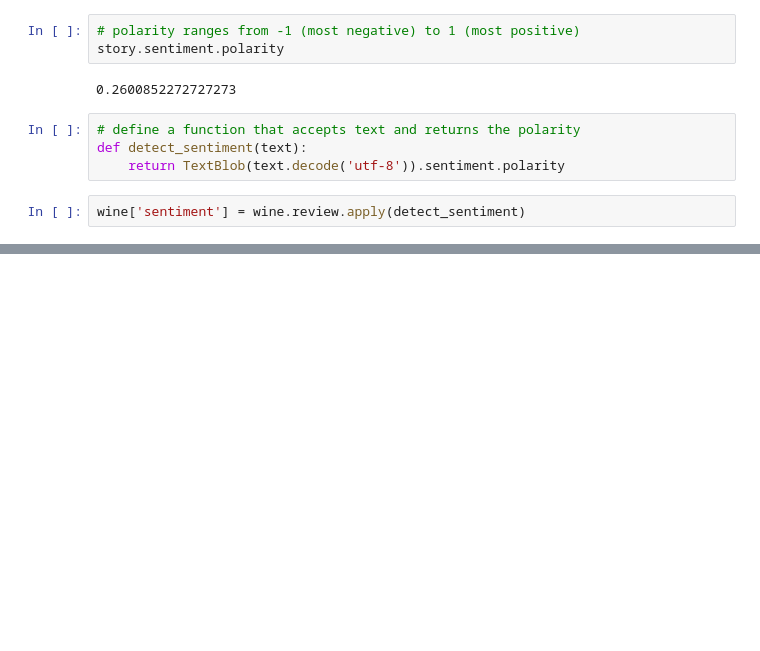
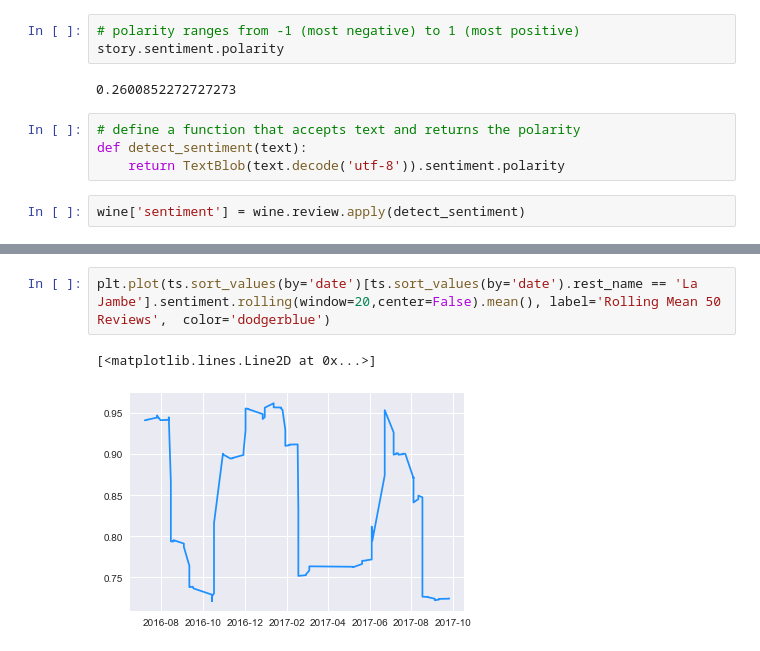
Before and after one commit to jerzeyguy384/nlpsideproject, a Jupyter notebook: yelp-dc-wine-analysis.ipynb, the cells around one changed output, grey strips where cells are left out. Drawn from its saved outputs; the diff is of its cells as text; blank space fills up the shorter version.

```diff
--- a/yelp-dc-wine-analysis.ipynb
+++ b/yelp-dc-wine-analysis.ipynb
@@ -1090,0 +1337,5 @@ plt.show()
+# %%
+plt.plot(ts.sort_values(by='date')[ts.sort_values(by='date').rest_name == 'La Jambe'].sentiment.rolling(window=20,center=False).mean(), label='Rolling Mean 50 Reviews',  color='dodgerblue')
+# %% [output]
+[<matplotlib.lines.Line2D at 0x...>]
+[figure, added]
```
Also changed, not shown: parts of 46 cells of this notebook.
